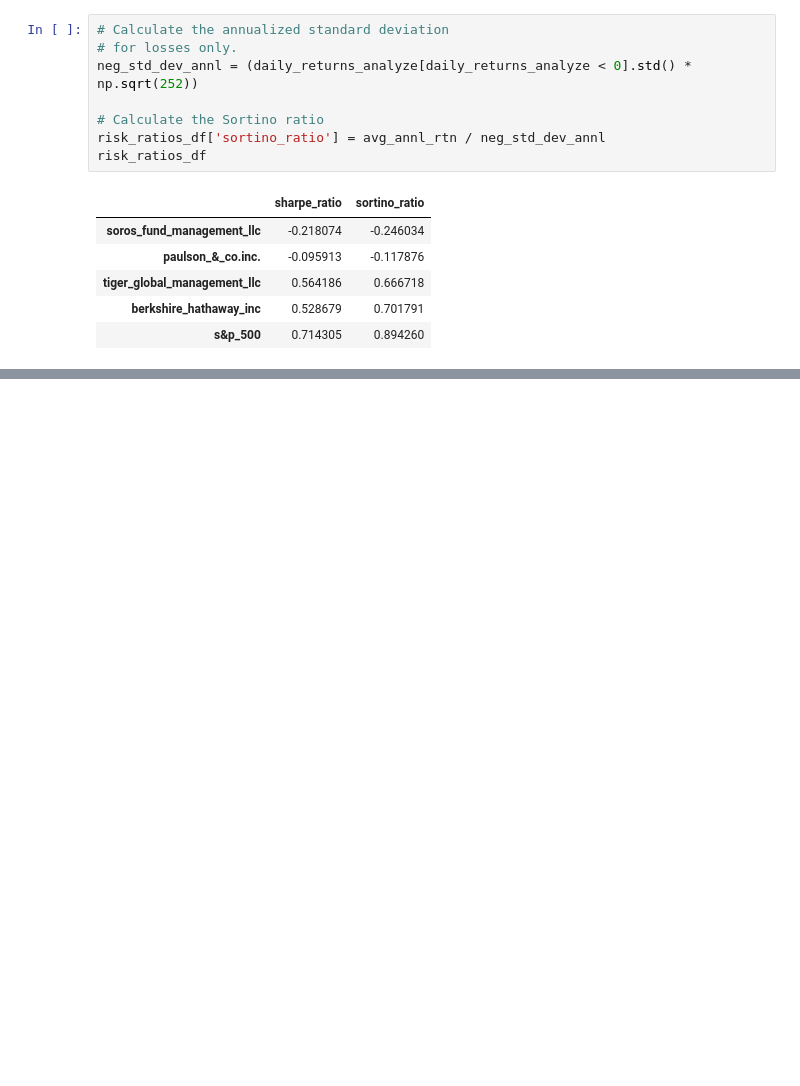
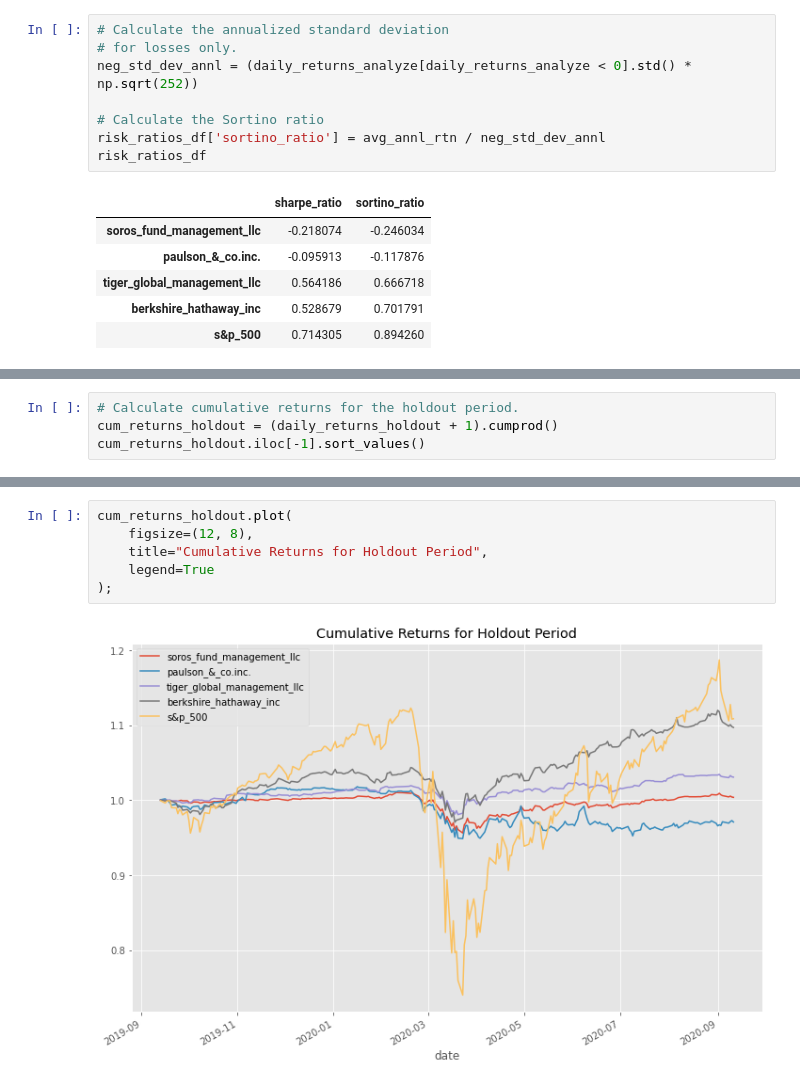
Before and after one commit to jmischung/Portfolio-Risk-Analysis, a Jupyter notebook: additional_risk_return_ratios.ipynb, the cells around one changed output, grey strips where cells are left out. Cells and saved outputs as stored; diff of their text form; blank space fills up the shorter version.

Commit message:
add documentation, definitions, and analysis to additional_risk_return_ratios notebook

```diff
--- a/additional_risk_return_ratios.ipynb
+++ b/additional_risk_return_ratios.ipynb
@@ -162,0 +187,4 @@ risk_ratios_df
+# %%
+# Calculate cumulative returns for the holdout period.
+cum_returns_holdout = (daily_returns_holdout + 1).cumprod()
+cum_returns_holdout.iloc[-1].sort_values()
@@ -162,0 +209,8 @@ risk_ratios_df
+# %%
+cum_returns_holdout.plot(
+    figsize=(12, 8),
+    title="Cumulative Returns for Holdout Period",
+    legend=True
+);
+# %% [output]
+[figure, added]
```
Also changed, not shown: parts of 18 cells of this notebook.
